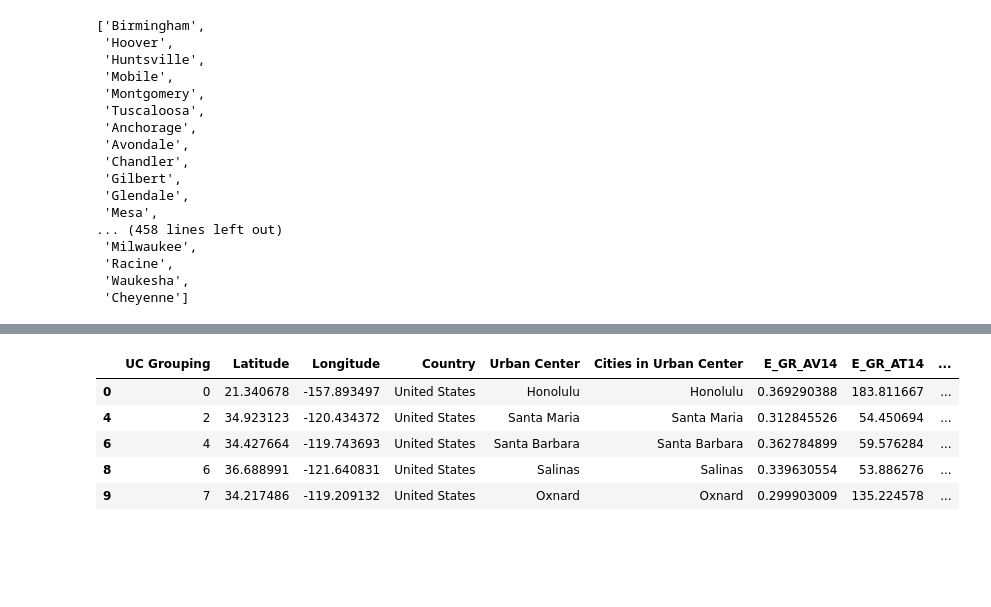
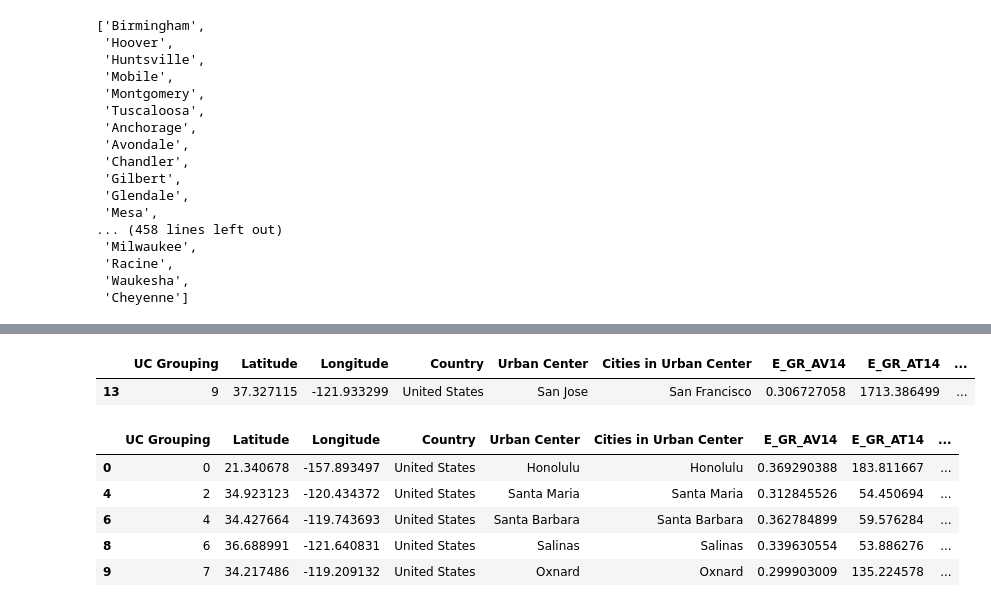
Before and after one commit to shuting2023/Natures_Rx, a Jupyter notebook: Greenspace_Data_Cleaning.ipynb, the cells around one changed output, grey strips where cells are left out. Cells and saved outputs as stored; diff of their text form; code cells hidden in the pictures; blank space fills up the shorter version.

Commit message:
Corrected an error in splitting out UC groups

```diff
--- a/Greenspace_Data_Cleaning.ipynb
+++ b/Greenspace_Data_Cleaning.ipynb
@@ -95,3 +85,9 @@ df.rename(columns={'index': 'UC Grouping'}, inplace=True)
+# %%
+t = df[df['Cities in Urban Center'] == 'San Francisco']
+t
+# %% [output]
+|  | UC Grouping | Latitude | Longitude | Country | Urban Center | Cities in Urban Center | E_GR_AV14 | E_GR_AT14 | ... |
+| 13 | 9 | 37.327115 | -121.933299 | United States | San Jose | San Francisco | 0.306727058 | 1713.386499 | ... |
 # %%
 ucgroup = df[df['Cities in Urban Center'].isin(mh_cities)]
 ucgrouplist = ucgroup.index.tolist()
```
Also changed, not shown: parts of 6 cells of this notebook, 1 other file.
